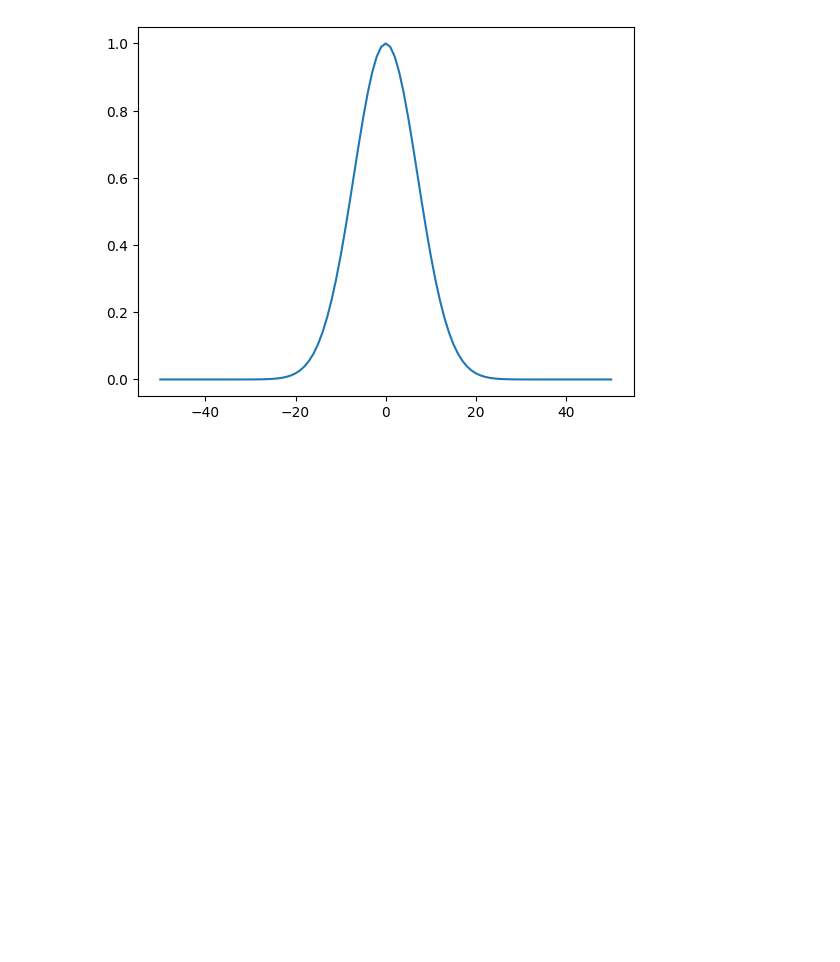
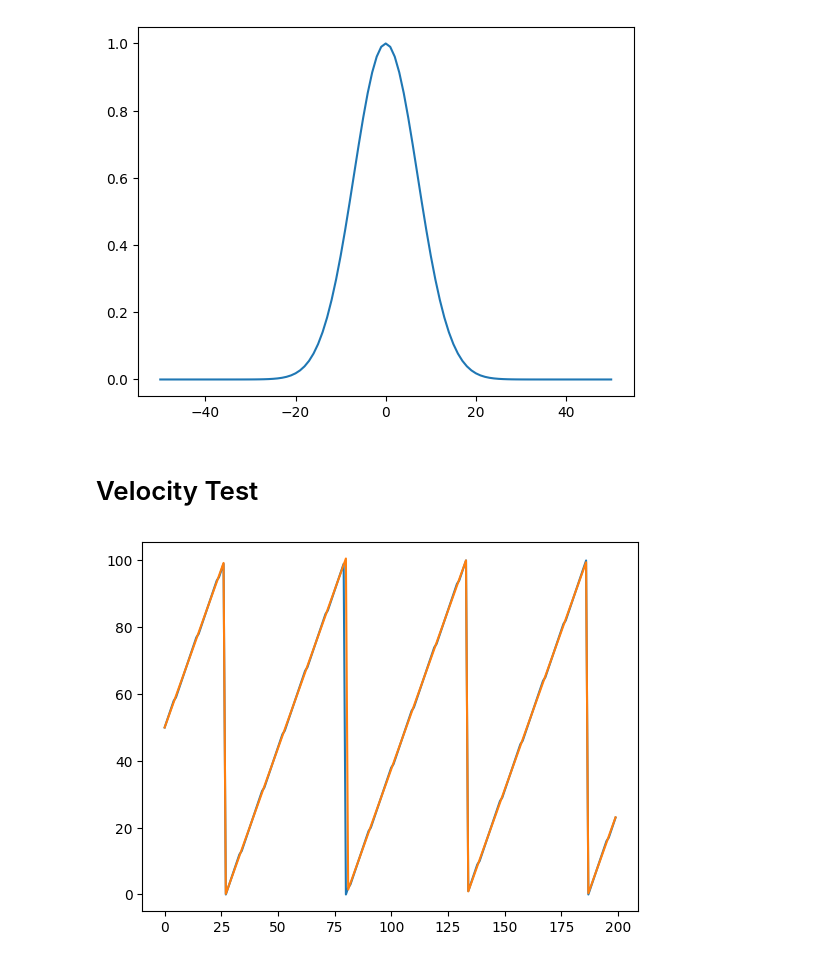
Before and after one commit to atharvanmahajan/Plasma-Physics-Internship, a Jupyter notebook: 1d_interp_advec.ipynb, the cells around one changed output. Drawn from its saved outputs; the diff is of its cells as text; code cells hidden in the pictures; blank space fills up the shorter version.

Commit message:
Ran Velocity tests, 1d Non interpolator and 2D interpolator schemes fail testing

```diff
--- a/1d_interp_advec.ipynb
+++ b/1d_interp_advec.ipynb
@@ -15,12 +15,12 @@ plt.show()
 # %% [output]
 [figure]
 # %%
-grid = np.zeros((1000, len(x_coordinates))) # rows are time steps, columns are x coordinates
+grid = np.zeros((200, len(x_coordinates))) # rows are time steps, columns are x coordinates
 grid[0, :] = initial_distribution
 # %%
 # Parameters
 dt = 1
-v = 1.35 # advection speed
+v = 1.895 # advection speed
 # %%
 first_step_distribution = np.exp(-((x_coordinates - v*dt)/10)**2)
 grid[1, :] = first_step_distribution
@@ -43,6 +43,15 @@ for t in range(1, len(grid) - 1):
     semi_lagrange_interp(t, grid, alpha)
 # plt.imshow(grid, aspect='auto', cmap='viridis')
 # plt.show()
+# %% [markdown]
+# Velocity Test
+# %%
+time = np.array([t for t in range(len(grid))])
+plt.plot(time, np.argmax(grid, axis=1))
+plt.plot(time, (50 + v*time)%101)
+plt.show()
+# %% [output]
+[figure, added]
 # %%
 from video_creator_1d import create_video
 
```
Also changed, not shown: 4 other files.
